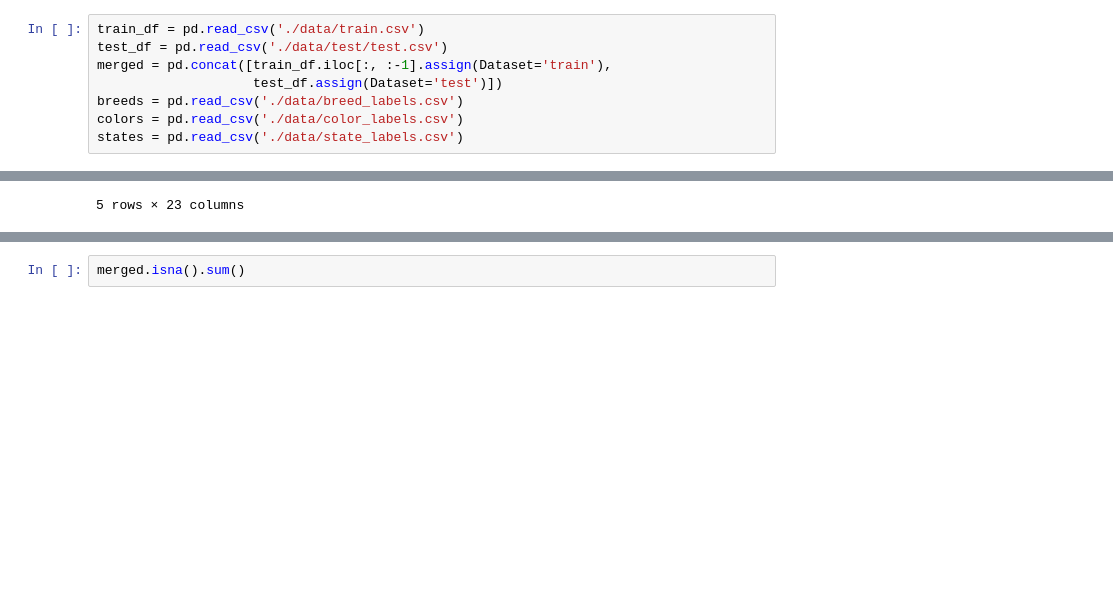
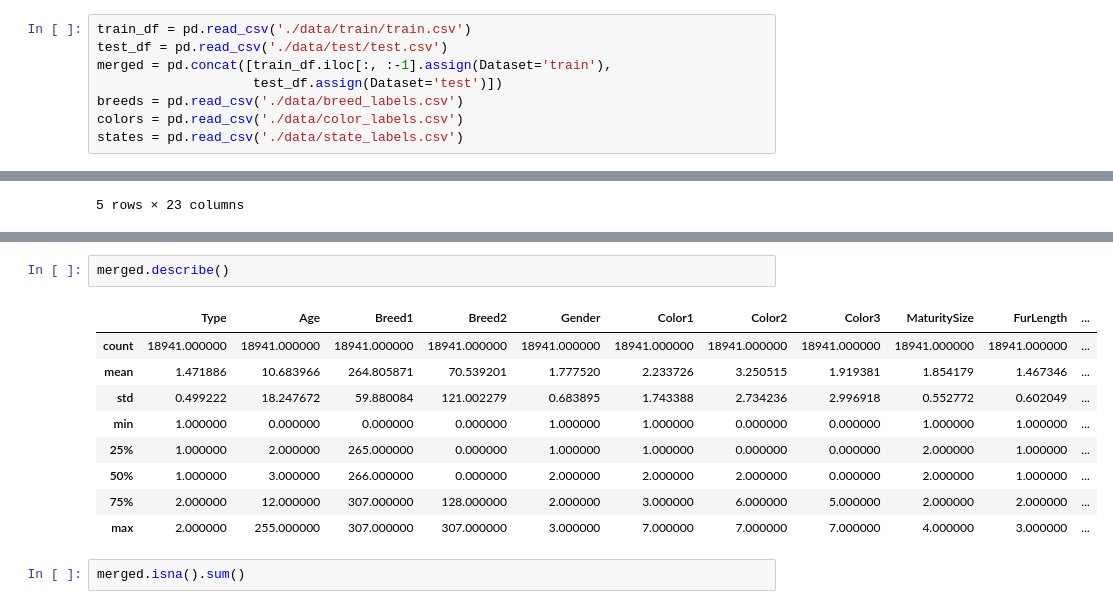
Before and after one commit to heartkilla/PetFinder, a Jupyter notebook: eda.ipynb, the cells around one changed output, grey strips where cells are left out. Saved outputs shown, nothing was run; the diff lists cells and outputs as text; blank space fills up the shorter version.

```diff
--- a/eda.ipynb
+++ b/eda.ipynb
@@ -15,5 +19,5 @@ import json
 # %%
-train_df = pd.read_csv('./data/train.csv')
+train_df = pd.read_csv('./data/train/train.csv')
 test_df = pd.read_csv('./data/test/test.csv')
 merged = pd.concat([train_df.iloc[:, :-1].assign(Dataset='train'),
                     test_df.assign(Dataset='test')])
@@ -63,3 +67,15 @@ merged.columns.tolist()
+# %%
+merged.describe()
+# %% [output]
+|  | Type | Age | Breed1 | Breed2 | Gender | Color1 | Color2 | Color3 | MaturitySize | FurLength | ... |
+| count | 18941.000000 | 18941.000000 | 18941.000000 | 18941.000000 | 18941.000000 | 18941.000000 | 18941.000000 | 18941.000000 | 18941.000000 | 18941.000000 | ... |
+| mean | 1.471886 | 10.683966 | 264.805871 | 70.539201 | 1.777520 | 2.233726 | 3.250515 | 1.919381 | 1.854179 | 1.467346 | ... |
+| std | 0.499222 | 18.247672 | 59.880084 | 121.002279 | 0.683895 | 1.743388 | 2.734236 | 2.996918 | 0.552772 | 0.602049 | ... |
+| min | 1.000000 | 0.000000 | 0.000000 | 0.000000 | 1.000000 | 1.000000 | 0.000000 | 0.000000 | 1.000000 | 1.000000 | ... |
+| 25% | 1.000000 | 2.000000 | 265.000000 | 0.000000 | 1.000000 | 1.000000 | 0.000000 | 0.000000 | 2.000000 | 1.000000 | ... |
+| 50% | 1.000000 | 3.000000 | 266.000000 | 0.000000 | 2.000000 | 2.000000 | 2.000000 | 0.000000 | 2.000000 | 1.000000 | ... |
+| 75% | 2.000000 | 12.000000 | 307.000000 | 128.000000 | 2.000000 | 3.000000 | 6.000000 | 5.000000 | 2.000000 | 2.000000 | ... |
+| max | 2.000000 | 255.000000 | 307.000000 | 307.000000 | 3.000000 | 7.000000 | 7.000000 | 7.000000 | 4.000000 | 3.000000 | ... |
 # %%
 merged.isna().sum()
 # %% [output]
```
Also changed, not shown: parts of 21 cells of this notebook, 2 other files.
